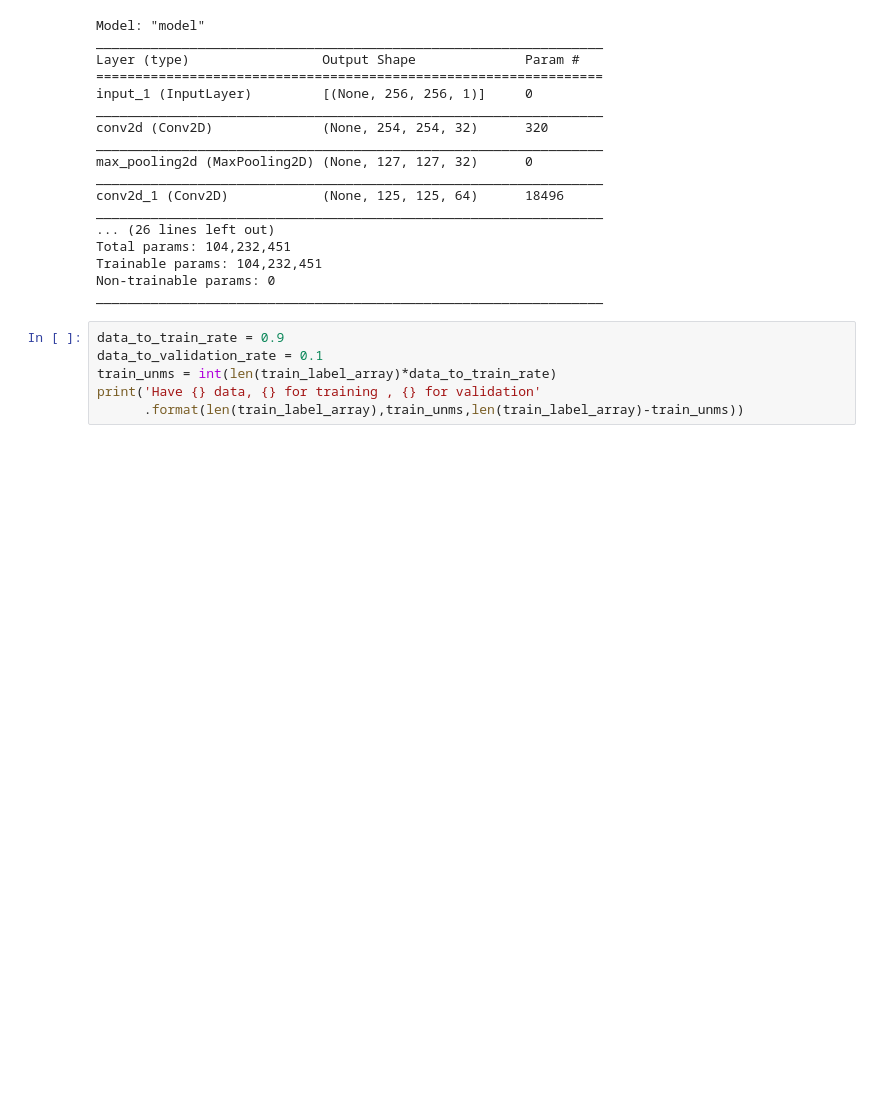
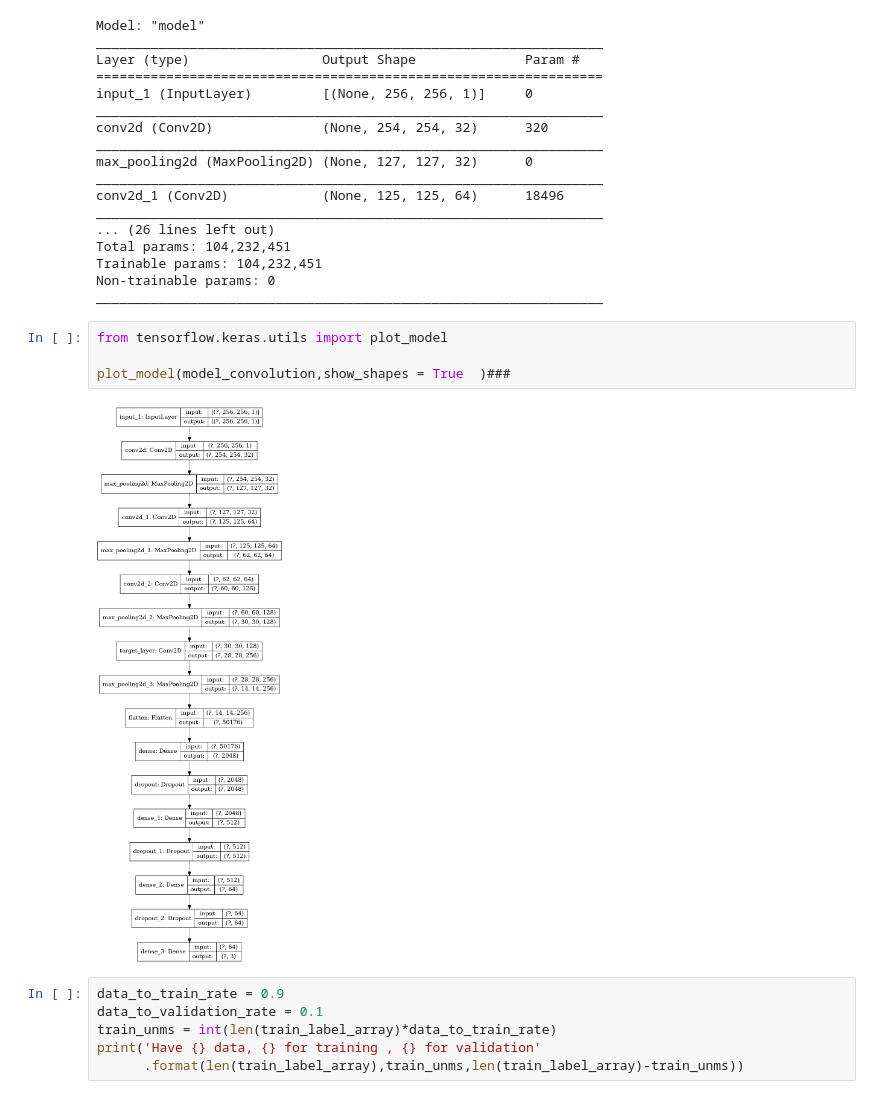
Before and after one commit to Jeff860530/tooth_xray, a Jupyter notebook: model/tooth_model_convolution_without_padding.ipynb, the cells around one changed output. Cells and saved outputs as stored; diff of their text form; blank space fills up the shorter version.

```diff
--- a/model/tooth_model_convolution_without_padding.ipynb
+++ b/model/tooth_model_convolution_without_padding.ipynb
@@ -189,6 +189,12 @@ Total params: 104,232,451
 Trainable params: 104,232,451
 Non-trainable params: 0
 _________________________________________________________________
+# %%
+from tensorflow.keras.utils import plot_model
+
+plot_model(model_convolution,show_shapes = True  )###
+# %% [output]
+[figure, added]
 # %%
 data_to_train_rate = 0.9
 data_to_validation_rate = 0.1
```
